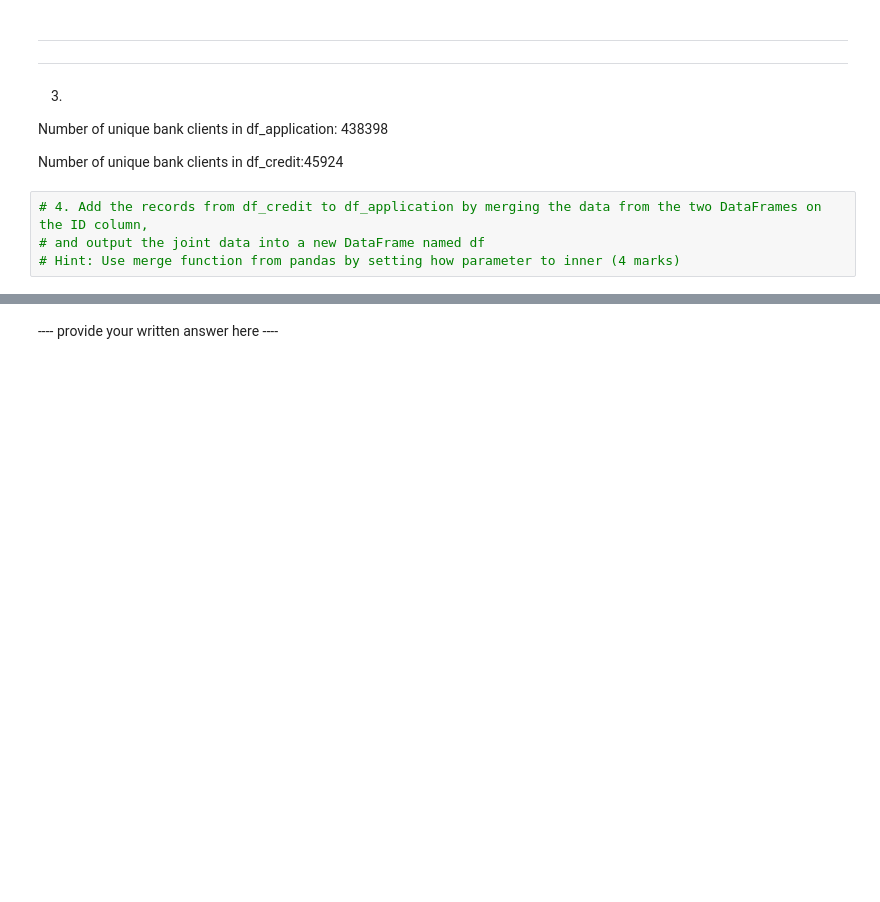
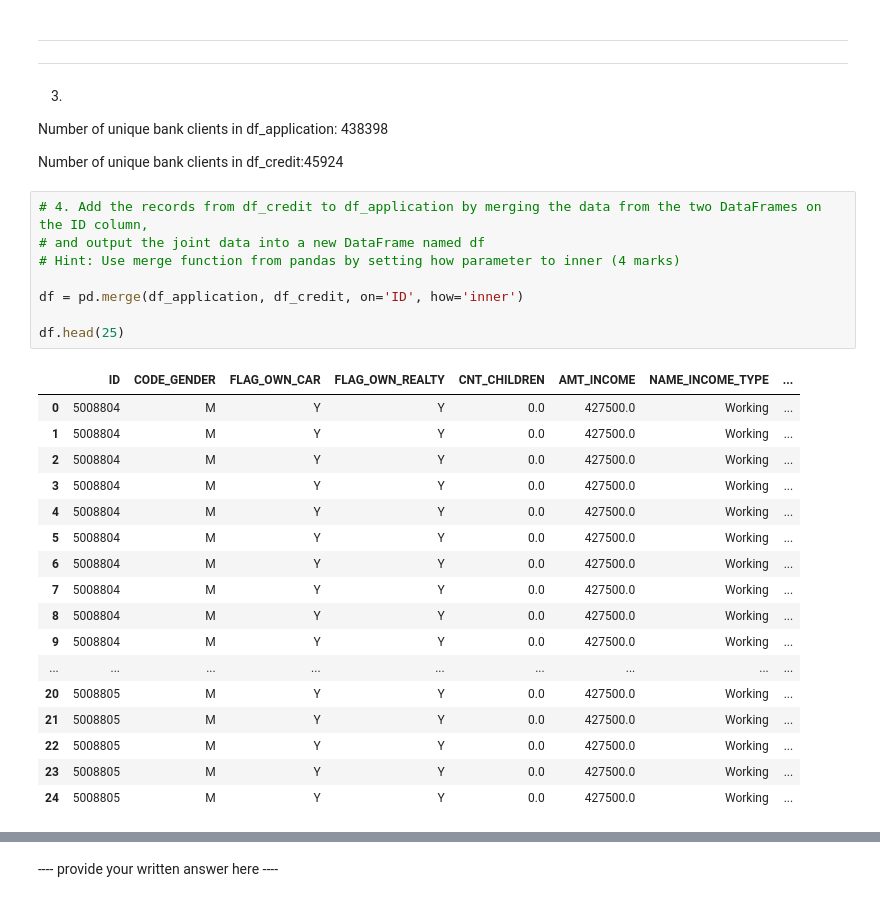
Before and after one commit to QuangHuyVo/BUSA8001, a Jupyter notebook: Assignment1-S2-2024/Assignment1-S2-2024.ipynb, the cells around one changed output, grey strips where cells are left out. Cells and saved outputs as stored; diff of their text form; blank space fills up the shorter version.

```diff
--- a/Assignment1-S2-2024/Assignment1-S2-2024.ipynb
+++ b/Assignment1-S2-2024/Assignment1-S2-2024.ipynb
@@ -117,4 +118,26 @@ Number of unique bank clients in df_credit:45924
 # %%
 # 4. Add the records from df_credit to df_application by merging the data from the two DataFrames on the ID column,
 # and output the joint data into a new DataFrame named df
 # Hint: Use merge function from pandas by setting how parameter to inner (4 marks)
+
+df = pd.merge(df_application, df_credit, on='ID', how='inner')
+
+df.head(25)
+# %% [output]
+|  | ID | CODE_GENDER | FLAG_OWN_CAR | FLAG_OWN_REALTY | CNT_CHILDREN | AMT_INCOME | NAME_INCOME_TYPE | ... |
+| 0 | 5008804 | M | Y | Y | 0.0 | 427500.0 | Working | ... |
+| 1 | 5008804 | M | Y | Y | 0.0 | 427500.0 | Working | ... |
+| 2 | 5008804 | M | Y | Y | 0.0 | 427500.0 | Working | ... |
+| 3 | 5008804 | M | Y | Y | 0.0 | 427500.0 | Working | ... |
+| 4 | 5008804 | M | Y | Y | 0.0 | 427500.0 | Working | ... |
+| 5 | 5008804 | M | Y | Y | 0.0 | 427500.0 | Working | ... |
+| 6 | 5008804 | M | Y | Y | 0.0 | 427500.0 | Working | ... |
+| 7 | 5008804 | M | Y | Y | 0.0 | 427500.0 | Working | ... |
+| 8 | 5008804 | M | Y | Y | 0.0 | 427500.0 | Working | ... |
+| 9 | 5008804 | M | Y | Y | 0.0 | 427500.0 | Working | ... |
+| ... | ... | ... | ... | ... | ... | ... | ... | ... |
+| 20 | 5008805 | M | Y | Y | 0.0 | 427500.0 | Working | ... |
+| 21 | 5008805 | M | Y | Y | 0.0 | 427500.0 | Working | ... |
+| 22 | 5008805 | M | Y | Y | 0.0 | 427500.0 | Working | ... |
+| 23 | 5008805 | M | Y | Y | 0.0 | 427500.0 | Working | ... |
+| 24 | 5008805 | M | Y | Y | 0.0 | 427500.0 | Working | ... |
```
Also changed, not shown: parts of 18 cells of this notebook.
